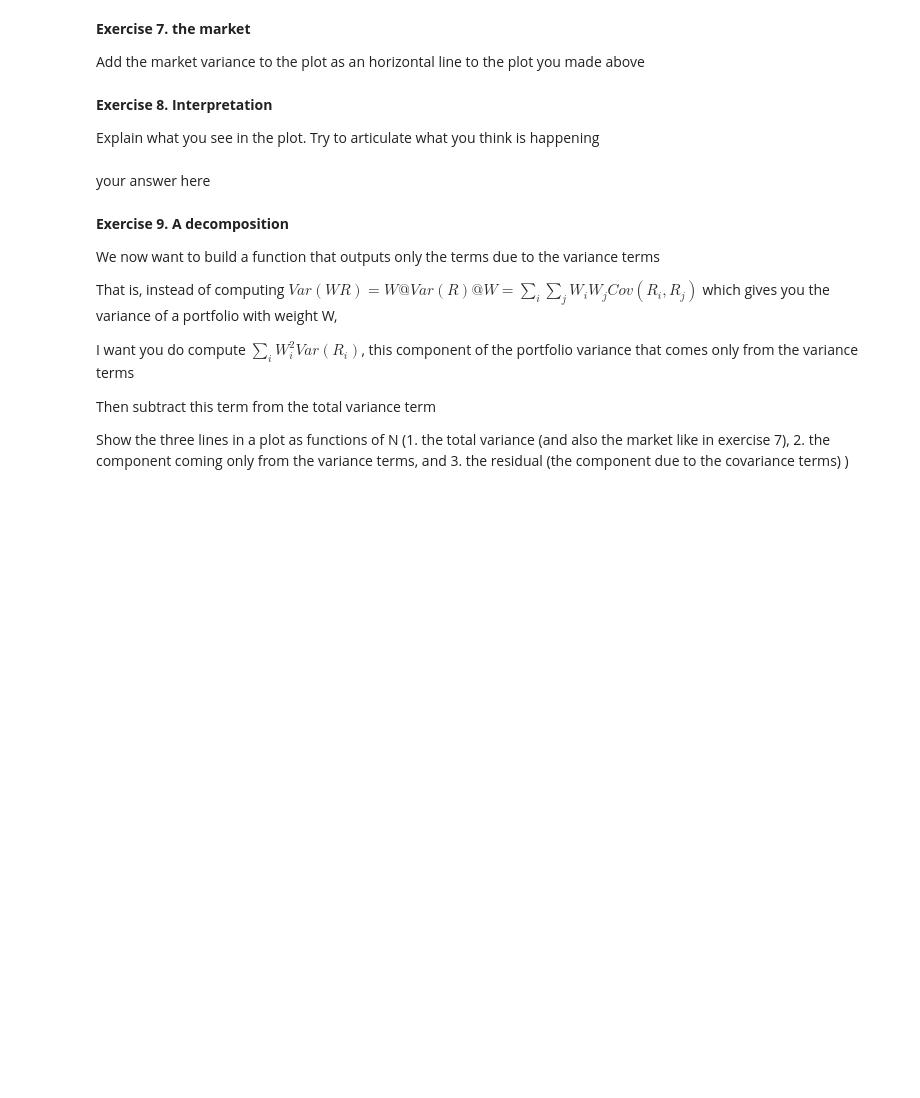
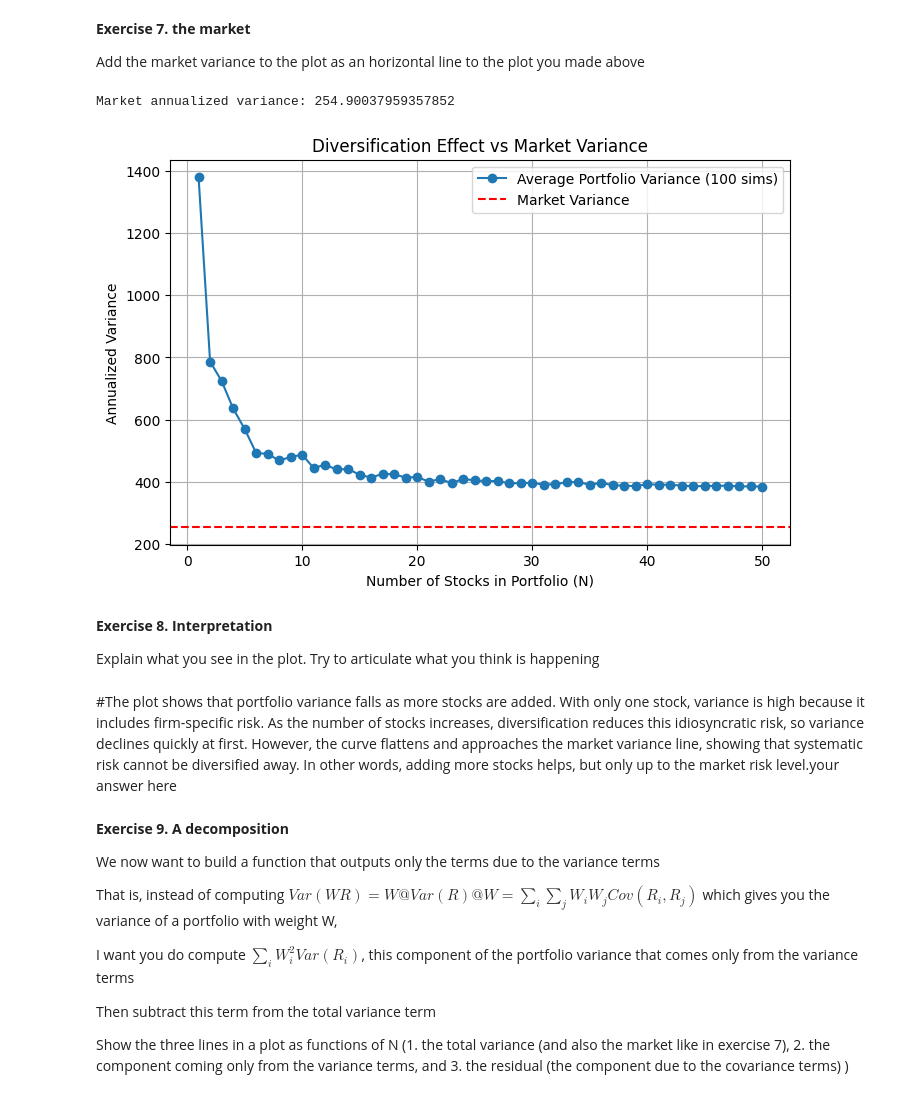
Before and after one commit to Vivianzisheng666/easy-works, a Jupyter notebook: chapters/Assignments/Assignment3.ipynb, the cells around one changed output. Cells and saved outputs as stored; diff of their text form; code cells hidden in the pictures; blank space fills up the shorter version.

```diff
--- a/chapters/Assignments/Assignment3.ipynb
+++ b/chapters/Assignments/Assignment3.ipynb
@@ -238,10 +236,37 @@ Add the market variance to the plot as an horizontal line to the plot you made a
+# %%
+# your code below
+market_var_monthly = df_market['Market'].var(ddof=1)
+market_var_annual = market_var_monthly * 12
+
+print("Market annualized variance:", market_var_annual)
+
+N_range = range(1, 51)
+avg_vars = []
+
+for N in N_range:
+    avg_var, _ = simulate_portfolio_variance(df, N, num_sim=100)
+    avg_vars.append(avg_var)
+
+plt.figure(figsize=(8,5))
+plt.plot(N_range, avg_vars, marker='o', label="Average Portfolio Variance (100 sims)")
+plt.axhline(y=market_var_annual, color='red', linestyle='--', label="Market Variance")
+
+plt.xlabel("Number of Stocks in Portfolio (N)")
+plt.ylabel("Annualized Variance")
+plt.title("Diversification Effect vs Market Variance")
+plt.legend()
+plt.grid(True)
+plt.show()
+# %% [output]
+Market annualized variance: 254.90037959357852
+[figure, added]
 # %% [markdown]
 **Exercise 8. Interpretation**
 
 
 Explain what you see in the plot. Try to articulate what you think is happening
-# %% [markdown]
-your answer here
+# %% [markdown]
+#The plot shows that portfolio variance falls as more stocks are added. With only one stock, variance is high because it includes firm-specific risk. As the number of stocks increases, diversification reduces this idiosyncratic risk, so variance declines quickly at first. However, the curve flattens and approaches the market variance line, showing that systematic risk cannot be diversified away. In other words, adding more stocks helps, but only up to the market risk level.your answer here
 # %% [markdown]
 **Exercise 9. A decomposition**
 
```
Also changed, not shown: parts of 23 cells of this notebook.
